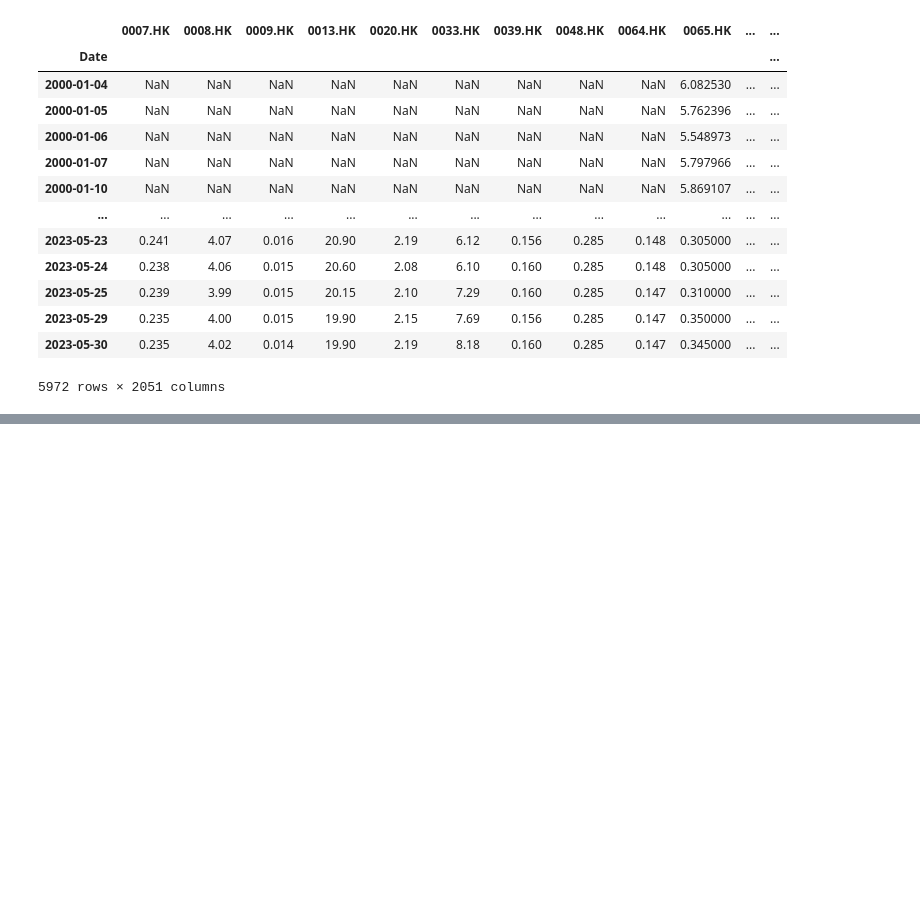
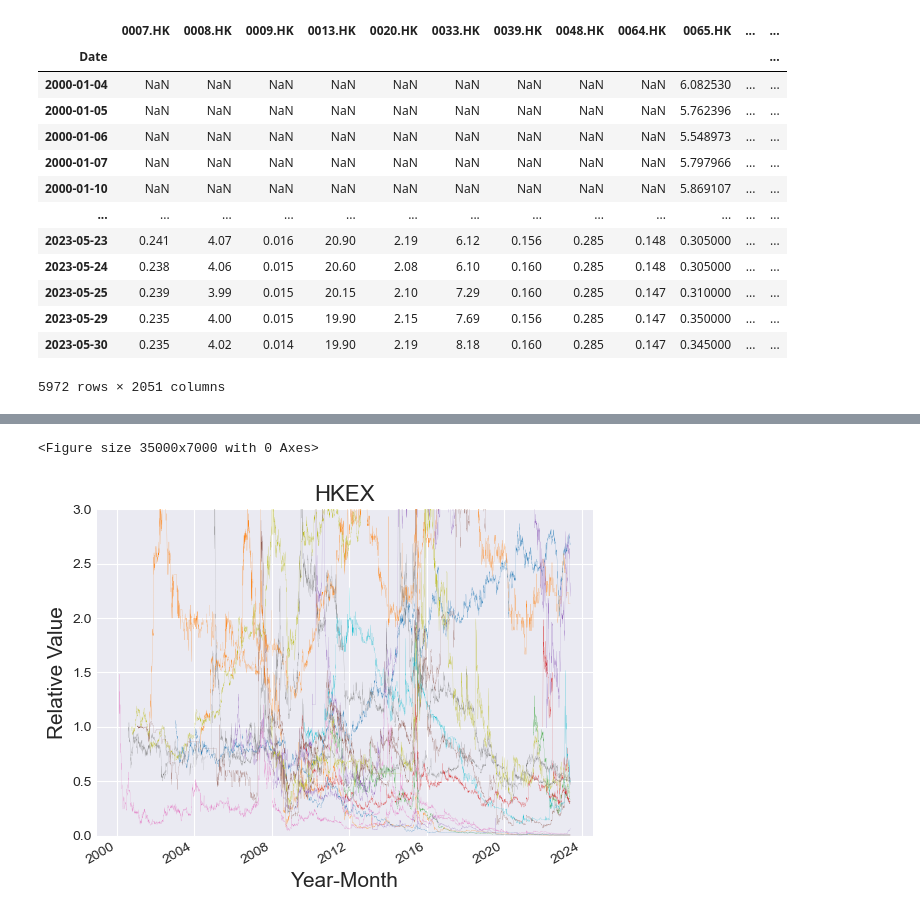
Before and after one commit to ckyma/exchatbook, a Jupyter notebook: getYahooData.ipynb, the cells around one changed output, grey strips where cells are left out. Cells and saved outputs as stored; diff of their text form; code cells hidden in the pictures; blank space fills up the shorter version.

```diff
--- a/getYahooData.ipynb
+++ b/getYahooData.ipynb
@@ -233,0 +259,3 @@ Index(['^HSI'], dtype='object')
+# %%
+adj_close_data_filtered = adj_close_data.drop(adj_close_data[:1].columns[adj_close_data[:1].notna().all()], axis = 1)
+adj_close_data_filtered
@@ -233,0 +293,2 @@ Index(['^HSI'], dtype='object')
+# %%
+adj_close_data_filtered = adj_close_data_filtered.drop(adj_close_data_filtered.columns[adj_close_data_filtered.isna().sum() == len(adj_close_data_filtered.index)], axis = 1)
@@ -233,0 +347,3 @@ Index(['^HSI'], dtype='object')
+# %%
+for i in range(0, len(adj_close_data_filtered.columns)-1):
+    adj_close_data_filtered.iloc[:,i] = adj_close_data_filtered.iloc[:,i] / adj_close_data_filtered.iloc[:,i][pd.Series.first_valid_index(adj_close_data_filtered.iloc[:,i])]
@@ -233,0 +386,3 @@ Index(['^HSI'], dtype='object')
+# %%
+for (column, data) in adj_close_data_filtered.items():
+    adj_close_data_filtered[column] = data / data[pd.Series.first_valid_index(data)]
@@ -250,0 +446,20 @@ adj_close_data.drop(pd.to_datetime("2000-01-03"))
+# %%
+# Set the figure size
+ax = plt.figure(figsize=(350, 70))
+
+# Plot both futures close prices
+ax = adj_close_data_filtered.iloc[:, 1:20].plot(legend=False, lw=0.1)
+# ax = adj_close_data_filtered.plot(legend=False, lw=0.1)
+
+# Set the title and axis labels and sizes
+plt.title('HKEX', fontsize=16)
+ax.set_xlabel('Year-Month', fontsize=15)
+ax.set_ylabel('Relative Value', fontsize=15)
+ax.set_ylim(0,3)
+
+# Show the plot
+# plt.show()
+plt.savefig('figure.png', dpi=600)
+# %% [output]
+<Figure size 35000x7000 with 0 Axes>
+[figure, added]
```
Also changed, not shown: parts of 20 cells of this notebook, 1 other file.
